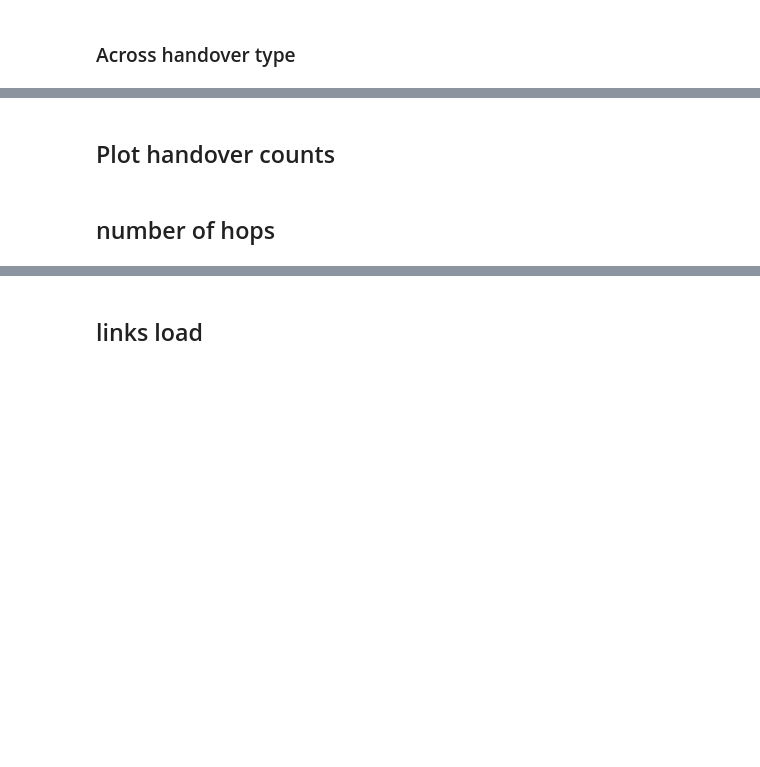
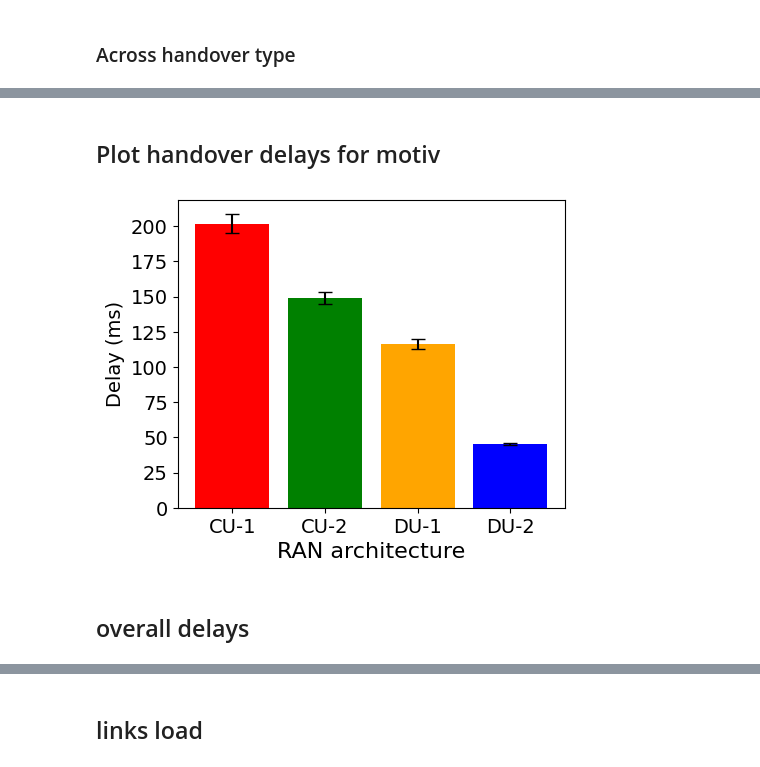
Before and after one commit to yutailin1993/StarryNet, a Jupyter notebook: result_plot.ipynb, the cells around one changed output, grey strips where cells are left out. Cells and saved outputs as stored; diff of their text form; code cells hidden in the pictures; blank space fills up the shorter version.

```diff
--- a/result_plot.ipynb
+++ b/result_plot.ipynb
@@ -344,2 +330,2 @@ The PostScript backend does not support transparency; partially transparent arti
 # %% [markdown]
-## Plot handover counts
+## Plot handover delays for motiv
@@ -350,3 +332,39 @@ num_handovers = np.zeros((len()))
-# %% [markdown]
-## number of hops
+# %%
+handover_types = ['CU-1', 'CU-2', 'DU-1', 'DU-2']
+
+overall_handover_list = []
+for _, handover in enumerate(handover_types):
+    delay_dir = results_dir + holistic_delay_dir
+    overall_handover_list.append(get_handover_delay_comparison(holistic_cell_indices,
+                                                               holistic_gw_indices,
+                                                               holistic_assignments,
+                                                               holistic_change_time,
+                                                               holistic_change_matrix,
+                                                               handover,
+                                                               delay_dir,
+                                                               sim_length))
+
+overall_handover_list = np.array(overall_handover_list)
+
+mean_overall_handover = []
+std_overall_handover = []
+
+for idx in range(4):
+    mean_overall_handover.append(np.mean(overall_handover_list[idx]))
+    std_overall_handover.append(np.std(overall_handover_list[idx]))
+
+err_overall_handover = 1.96 * np.array(std_overall_handover) / np.sqrt(len(holistic_cell_indices))
+
+fig,ax = plt.subplots(figsize=(5,4))
+
+plt.bar(handover_types, mean_overall_handover, yerr=err_overall_handover, color=['red', 'green', 'orange', 'blue'], capsize=5)
+plt.xticks(fontsize=14)
+plt.yticks(fontsize=14)
+plt.xlabel('RAN architecture', fontsize=16)
+plt.ylabel('Delay (ms)', fontsize=14)
+plt.savefig('../results/figures/handover_delay_motiv.eps', format='eps')
+# %% [output]
+[figure, added]
+# %% [markdown]
+## overall delays
 # %%
```
Also changed, not shown: parts of 24 cells of this notebook, 1 other file.
